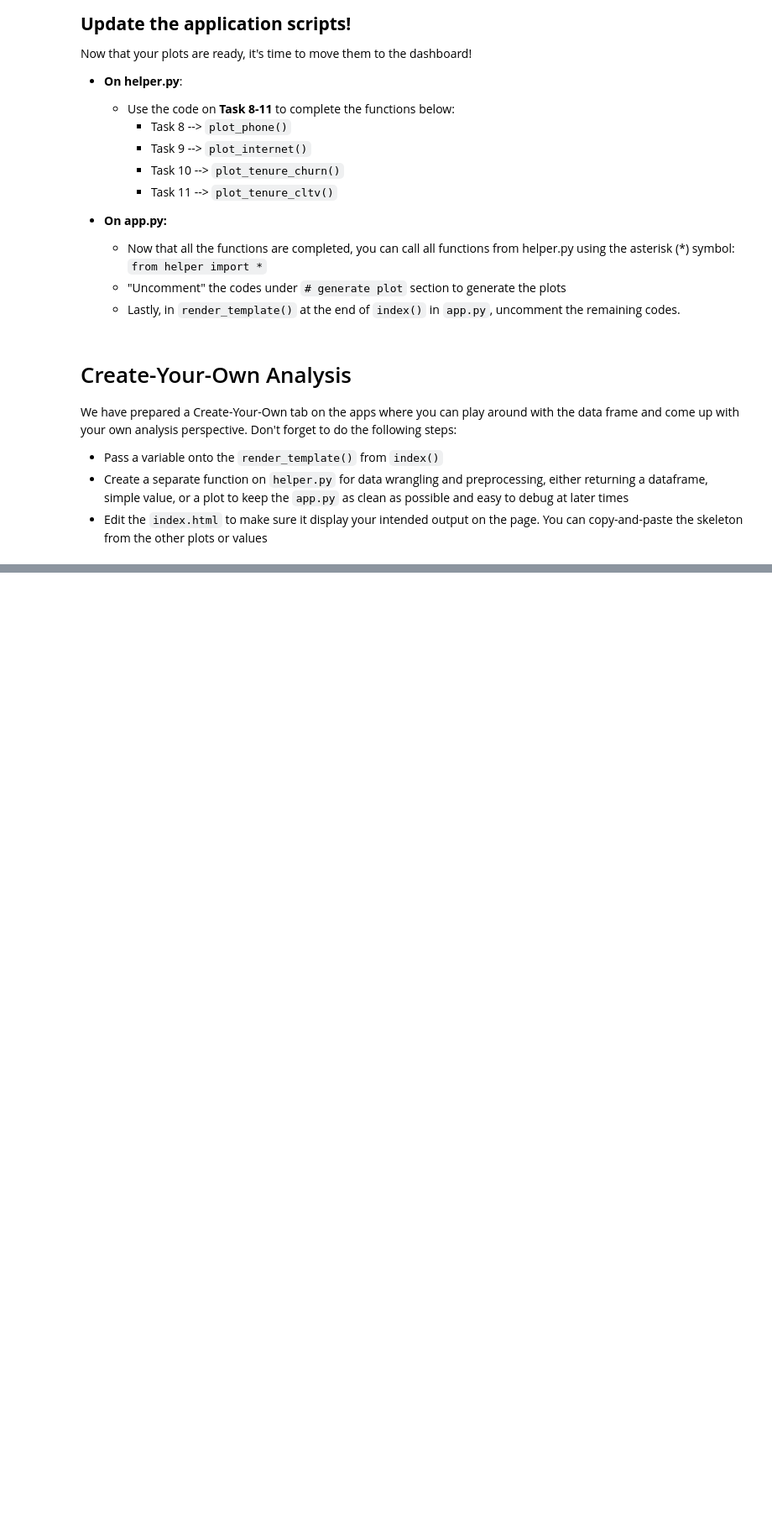
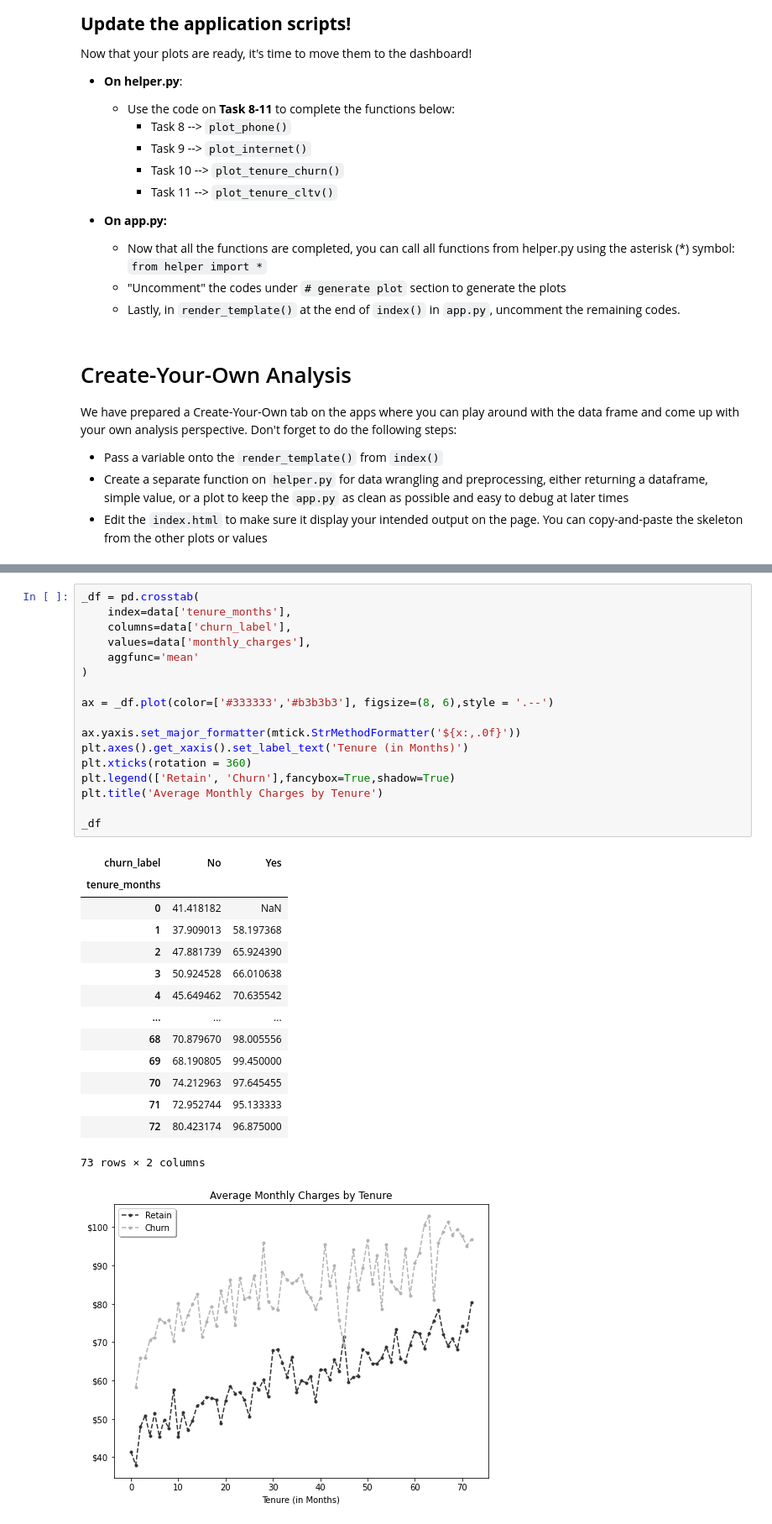
Before and after one commit to muhauliaf/dashboard-churn, a Jupyter notebook: Customer_Churn_Analysis.ipynb, the cells around one changed output, grey strips where cells are left out. Shown at 84% size. Saved outputs shown, nothing was run; the diff lists cells and outputs as text; blank space fills up the shorter version.

```diff
--- a/Customer_Churn_Analysis.ipynb
+++ b/Customer_Churn_Analysis.ipynb
@@ -452,0 +464,33 @@ We have prepared a Create-Your-Own tab on the apps where you can play around wit
+# %%
+_df = pd.crosstab(
+    index=data['tenure_months'],
+    columns=data['churn_label'],
+    values=data['monthly_charges'],
+    aggfunc='mean'
+)
+
+ax = _df.plot(color=['#333333','#b3b3b3'], figsize=(8, 6),style = '.--')
+
+ax.yaxis.set_major_formatter(mtick.StrMethodFormatter('${x:,.0f}'))
+plt.axes().get_xaxis().set_label_text('Tenure (in Months)')
+plt.xticks(rotation = 360)
+plt.legend(['Retain', 'Churn'],fancybox=True,shadow=True)
+plt.title('Average Monthly Charges by Tenure')
+
+_df
+# %% [output]
+| churn_label | No | Yes |
+| tenure_months |  |  |
+| 0 | 41.418182 | NaN |
+| 1 | 37.909013 | 58.197368 |
+| 2 | 47.881739 | 65.924390 |
+| 3 | 50.924528 | 66.010638 |
+| 4 | 45.649462 | 70.635542 |
+| ... | ... | ... |
+| 68 | 70.879670 | 98.005556 |
+| 69 | 68.190805 | 99.450000 |
+| 70 | 74.212963 | 97.645455 |
+| 71 | 72.952744 | 95.133333 |
+| 72 | 80.423174 | 96.875000 |
+73 rows × 2 columns
+[figure, added]
```
Also changed, not shown: parts of 27 cells of this notebook, 4 other files.
